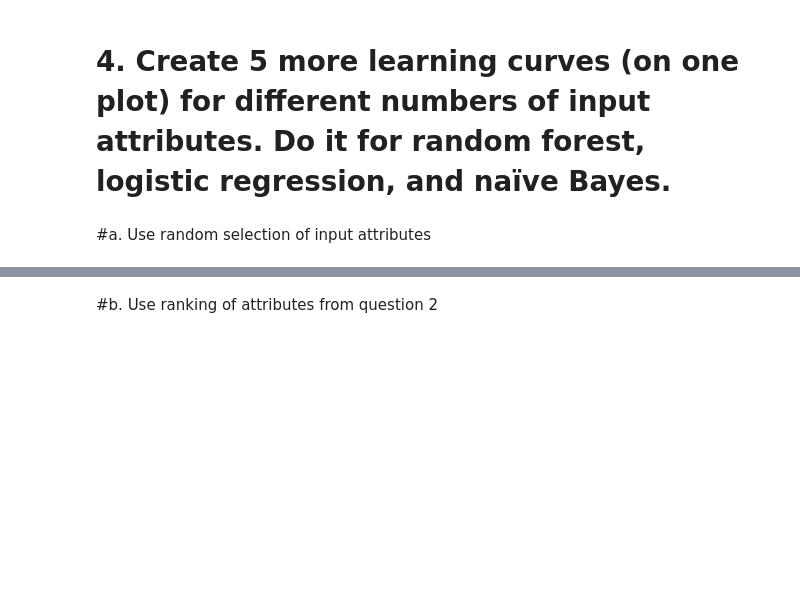
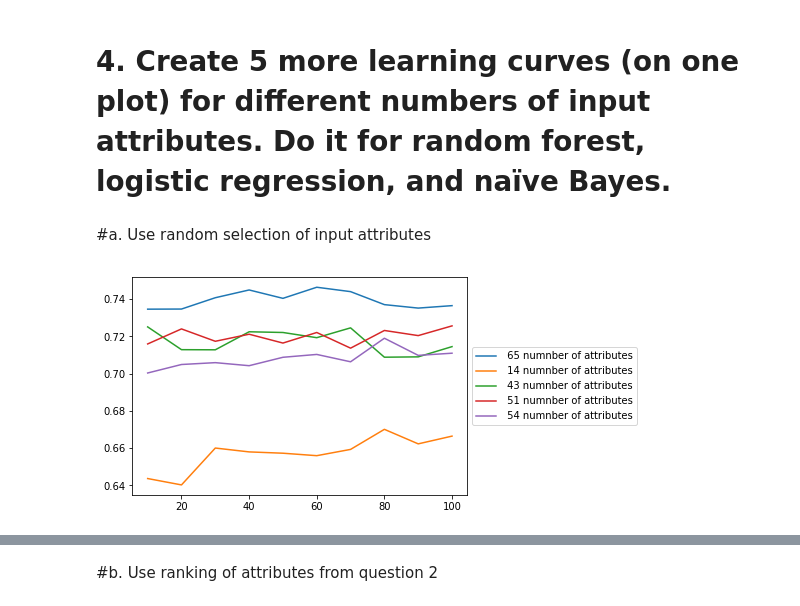
Before and after one commit to akhilanto/My-Python-Works, a Jupyter notebook: Python samples/Hap880assignmnet2.ipynb, the cells around one changed output, grey strips where cells are left out. Saved outputs shown, nothing was run; the diff lists cells and outputs as text; code cells hidden in the pictures; blank space fills up the shorter version.

```diff
--- a/Python samples/Hap880assignmnet2.ipynb
+++ b/Python samples/Hap880assignmnet2.ipynb
@@ -224,15 +224,27 @@ rf200=RandomForestClassifier(n_estimators=200)
 lr = LogisticRegression()
 gnb = GaussianNB()
 # %%
-for n in range(5):
+rf200=RandomForestClassifier(n_estimators=10)
+tr=df[:int(sz*0.8)]
+ts=df[int(sz*0.8):]
+for i in range(5):
+    Data_sz=[]
+    Auc = []
+    No_atributes=[]
     random.shuffle(cols)
     no_attri=random.randint(10,len(cols))
     cols_rand=cols[ :no_attri]
-    rf200.fit(tr[cols_rand],tr['HighUtilizationY2'])
-    probs_rf200=rf200.predict_proba(ts[cols_rand])
-    fpr_rf200, tpr_rf200, thresholds_rf200 = roc_curve(ts['HighUtilizationY2'],probs_rf200[:,1])
-    auc_rf200=auc(fpr_rf200,tpr_rf200)
-    plt.figure(1)
-    plt.title('Random Forest')
-    plt.plot(fpr_rf200, tpr_rf200, label = " {} Number of attributes".format(no_attri))
+    for n in range (10 ,110 ,10):
+        tr_new= tr[:int(sz*n/100)]
+        rf200.fit(tr_new[cols_rand],tr_new['HighUtilizationY2'])
+        probs_rf200=rf200.predict_proba(ts[cols_rand])
+        fpr_rf200, tpr_rf200, thresholds_rf200 = roc_curve(ts['HighUtilizationY2'],probs_rf200[:,1])
+        auc_rf200=auc(fpr_rf200,tpr_rf200)
+        Auc.append(auc_rf200)
+        Data_sz.append(n)
+        #No_atributes.append(no_attri)
+    plt.plot(Data_sz, Auc,label = " {} numnber of attributes".format(no_attri))
     plt.legend()
+    plt.legend(loc='center left', bbox_to_anchor=(1, 0.5))
+# %% [output]
+[figure, added]
```
Also changed, not shown: parts of 3 cells of this notebook.
